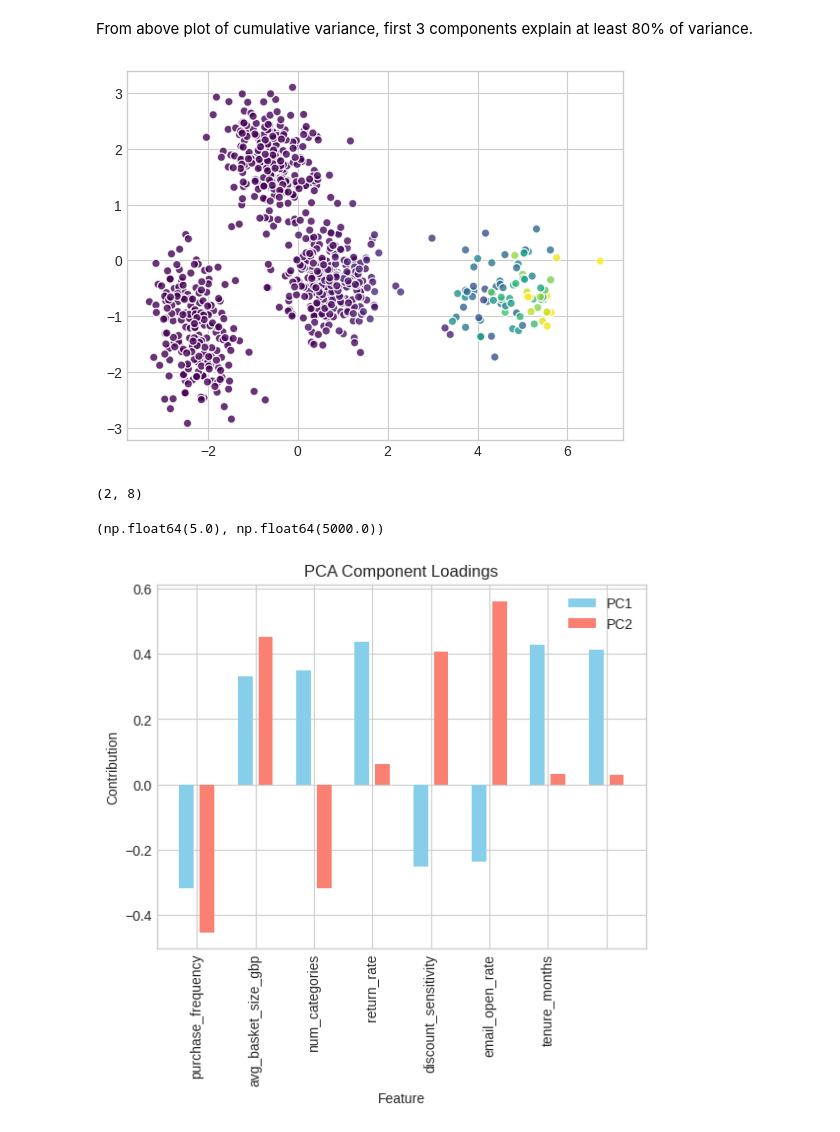
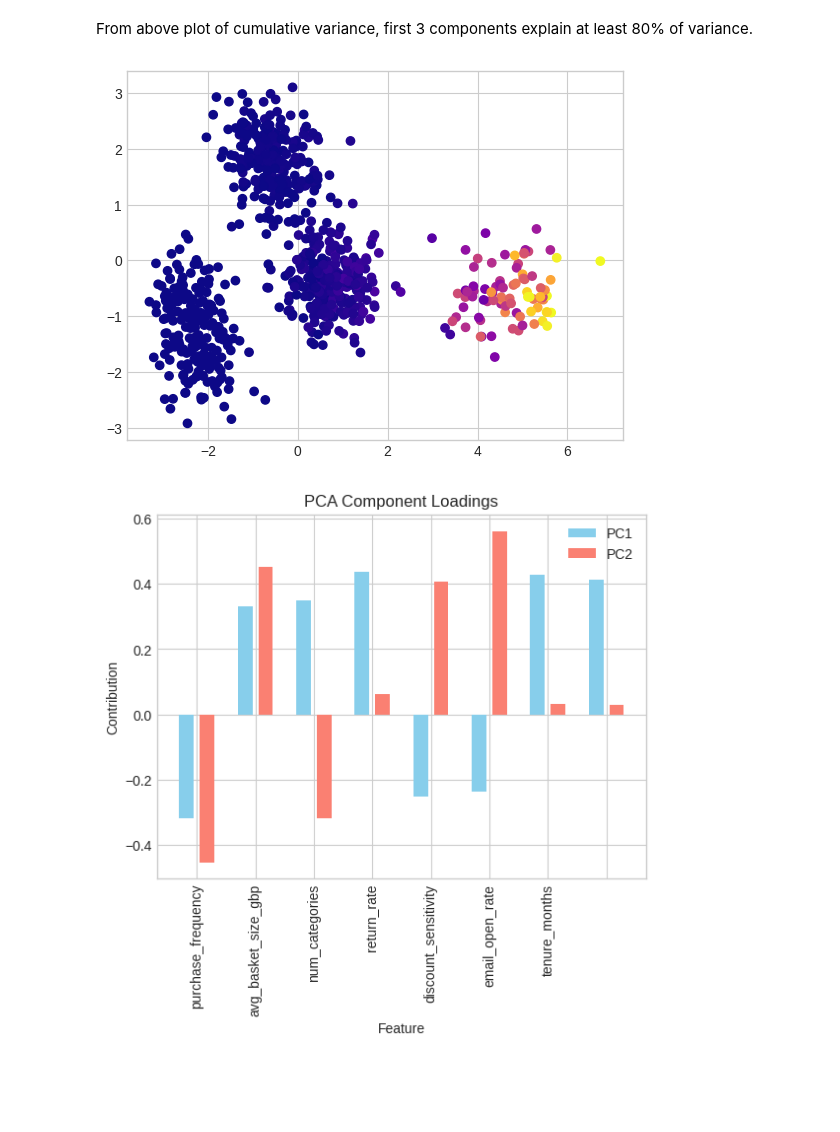
Before and after one commit to sohang3112/iit-madras-web-mtech-ai, a Jupyter notebook: trimester2/DA5401W_DataAnalyticsLab/assignments/Assignment1/Assignment 1 - Customer Lifetime Value Prediction.ipynb, the cells around one changed output. Drawn from its saved outputs; the diff is of its cells as text; code cells hidden in the pictures; blank space fills up the shorter version.

```diff
--- a/trimester2/DA5401W_DataAnalyticsLab/assignments/Assignment1/Assignment 1 - Customer Lifetime Value Prediction.ipynb
+++ b/trimester2/DA5401W_DataAnalyticsLab/assignments/Assignment1/Assignment 1 - Customer Lifetime Value Prediction.ipynb
@@ -107,23 +107,13 @@ From above plot of cumulative variance, first 3 components explain at least 80%
 # %%
 # Q1 Part 2: Reduce to n_components (store as X_pca)
 # Also create 2D projection (store as X_pca_2d) and scatter plot coloured by CLV
 X_pca = PCA(n_components=3).fit_transform(X_scaled)
 pca_2d = PCA(n_components=2).fit(X_scaled)
 X_pca_2d = pca_2d.transform(X_scaled)
-#kmeans = KMeans(n_clusters=3, random_state=42).fit(X_pca_2d)
-#colors = ['red', 'green', 'blue']
-plt.scatter(X_pca_2d[:,0], X_pca_2d[:,1], c=y, cmap='viridis', edgecolors='w', alpha=0.8)  #[colors[i] for i in kmeans.labels_])   # TODO: fix plot colors
+plt.scatter(X_pca_2d[:,0], X_pca_2d[:,1], c=y, cmap='plasma')
 plt.show()
 # %% [output]
-[figure, old version]
+[figure, new version]
-# %%
-pca_2d.components_.shape
-# %% [output]
-(2, 8)
-# %%
-y.min(), y.max()
-# %% [output]
-(np.float64(5.0), np.float64(5000.0))
 # %%
 # Q1 Part 3: Plot PC1 and PC2 loadings as bar charts
 # Print one-sentence interpretation for each component
```
Also changed, not shown: 8 other files.
